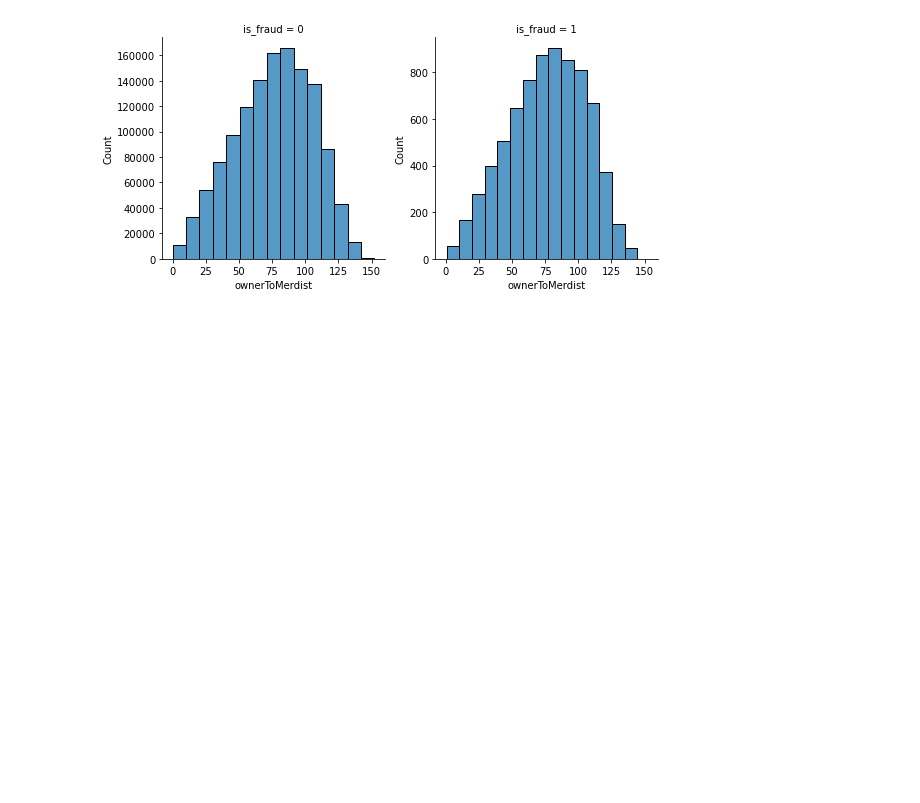
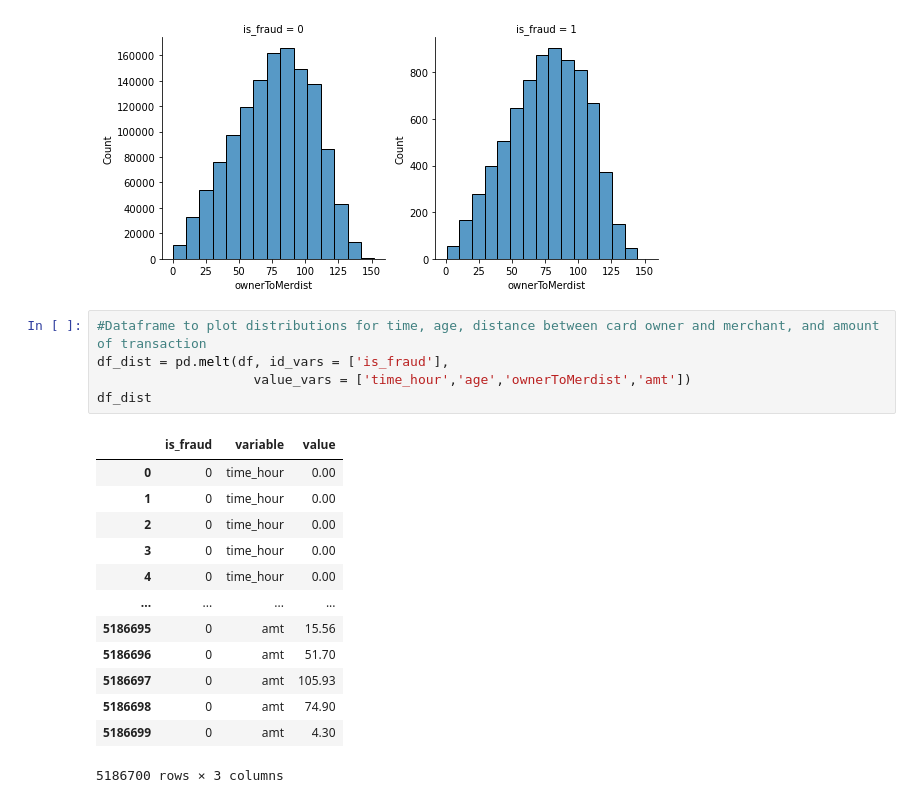
Before and after one commit to kdmanwani/credit_fraud, a Jupyter notebook: credit_card_fraud.ipynb, the cells around one changed output. Saved outputs shown, nothing was run; the diff lists cells and outputs as text; blank space fills up the shorter version.

```diff
--- a/credit_card_fraud.ipynb
+++ b/credit_card_fraud.ipynb
@@ -251,3 +251,22 @@ g.map_dataframe(sns.histplot, x="ownerToMerdist",bins=15)
 # %% [output]
 <seaborn.axisgrid.FacetGrid at 0x...>
 [figure]
+# %%
+#Dataframe to plot distributions for time, age, distance between card owner and merchant, and amount of transaction
+df_dist = pd.melt(df, id_vars = ['is_fraud'],
+                    value_vars = ['time_hour','age','ownerToMerdist','amt'])
+df_dist
+# %% [output]
+|  | is_fraud | variable | value |
+| 0 | 0 | time_hour | 0.00 |
+| 1 | 0 | time_hour | 0.00 |
+| 2 | 0 | time_hour | 0.00 |
+| 3 | 0 | time_hour | 0.00 |
+| 4 | 0 | time_hour | 0.00 |
+| ... | ... | ... | ... |
+| 5186695 | 0 | amt | 15.56 |
+| 5186696 | 0 | amt | 51.70 |
+| 5186697 | 0 | amt | 105.93 |
+| 5186698 | 0 | amt | 74.90 |
+| 5186699 | 0 | amt | 4.30 |
+5186700 rows × 3 columns
```
Also changed, not shown: parts of 5 cells of this notebook.
